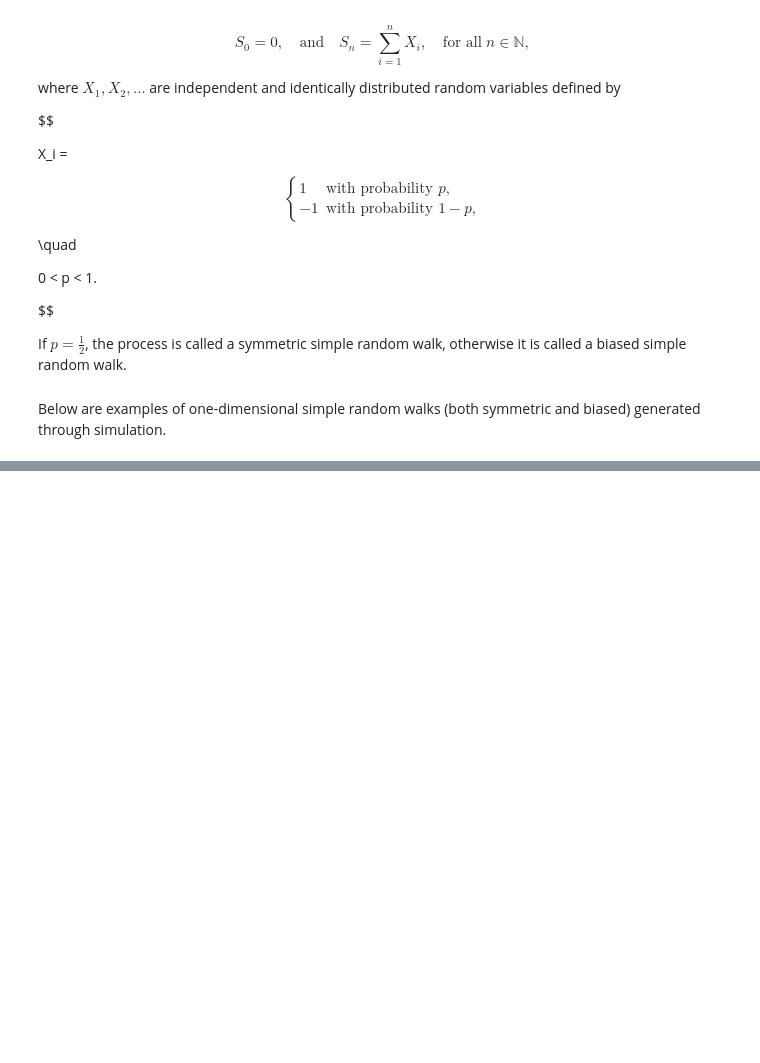
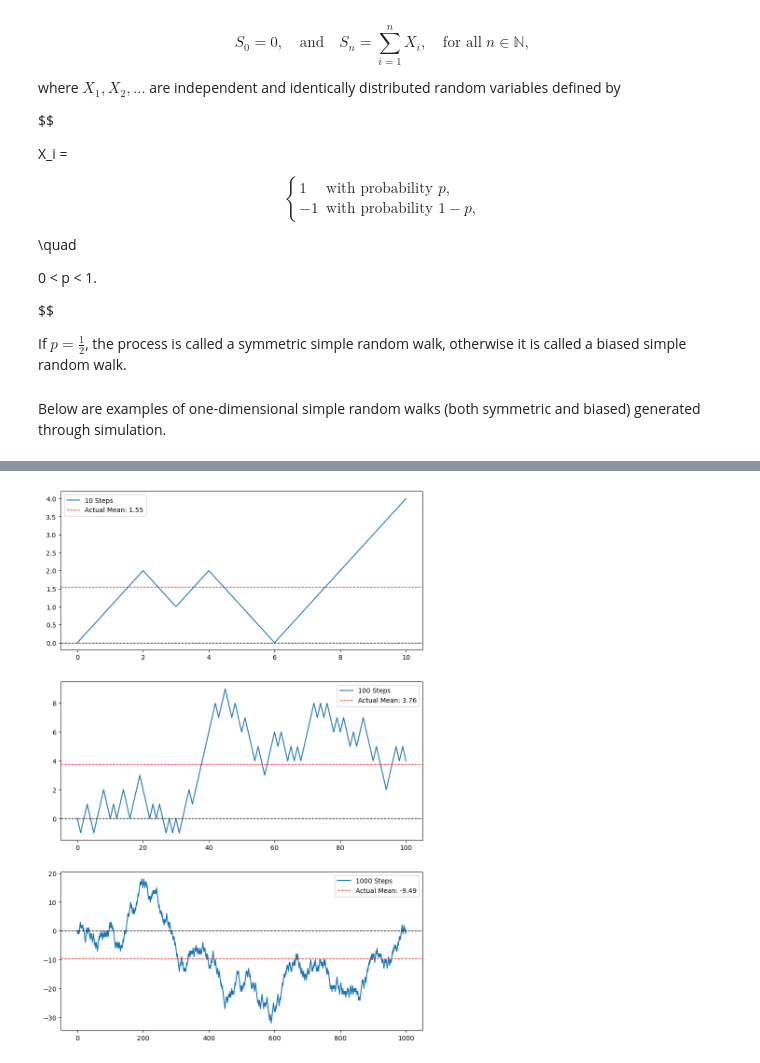
Before and after one commit to janoventer2003/random-walk-project, a Jupyter notebook: notebooks/1D_random_walk_analysis.ipynb, the cells around one changed output, grey strips where cells are left out. Cells and saved outputs as stored; diff of their text form; code cells hidden in the pictures; blank space fills up the shorter version.

```diff
--- a/notebooks/1D_random_walk_analysis.ipynb
+++ b/notebooks/1D_random_walk_analysis.ipynb
@@ -59,0 +71,30 @@ $$Var(S_n) = \sum_{i=1}^n Var(X_i) = \sum_{i=1}^n 4p(1 - p) = 4np(1-p).$$
+# %%
+import matplotlib.pyplot as plt
+import numpy as np
+
+_, symmetric_walk_10 = rw.generate_1D_random_walk(10, [-1, 1], [0.5, 0.5])
+_, symmetric_walk_100 = rw.generate_1D_random_walk(100, [-1, 1], [0.5, 0.5])
+_, symmetric_walk_1000 = rw.generate_1D_random_walk(1000, [-1, 1], [0.5, 0.5])
+
+walk_10_mean, walk_100_mean, walk_1000_mean = np.mean(symmetric_walk_10), np.mean(symmetric_walk_100), np.mean(symmetric_walk_1000)
+
+fig, axs = plt.subplots(3, 1, figsize=(10, 15))
+
+axs[0].plot(symmetric_walk_10, label="10 Steps")
+axs[0].axhline(y=0, color='black', linestyle='--', linewidth=1) # Horizontal line of theoretical mean, y = 0.
+axs[0].axhline(y=walk_10_mean, color='red', linestyle='--', linewidth=1, label=f"Actual Mean: {walk_10_mean:.2f}") # Horizontal line at the walk's actual mean.
+axs[0].legend()
+
+axs[1].plot(symmetric_walk_100, label="100 Steps")
+axs[1].axhline(y=0, color='black', linestyle='--', linewidth=1) # Horizontal line of theoretical mean, y = 0    .
+axs[1].axhline(y=walk_100_mean, color='red', linestyle='--', linewidth=1, label=f"Actual Mean: {walk_100_mean:.2f}") # Horizontal line at the walk's actual mean.
+axs[1].legend()
+
+axs[2].plot(symmetric_walk_1000, label="1000 Steps")
+axs[2].axhline(y=0, color='black', linestyle='--', linewidth=1) # Horizontal line of theoretical mean, y = 0.
+axs[2].axhline(y=walk_1000_mean, color='red', linestyle='--', linewidth=1, label=f"Actual Mean: {walk_1000_mean:.2f}") # Horizontal line at the walk's actual mean.
+axs[2].legend()
+
+plt.show()
+# %% [output]
+[figure, added]
```
Also changed, not shown: parts of 7 cells of this notebook.
